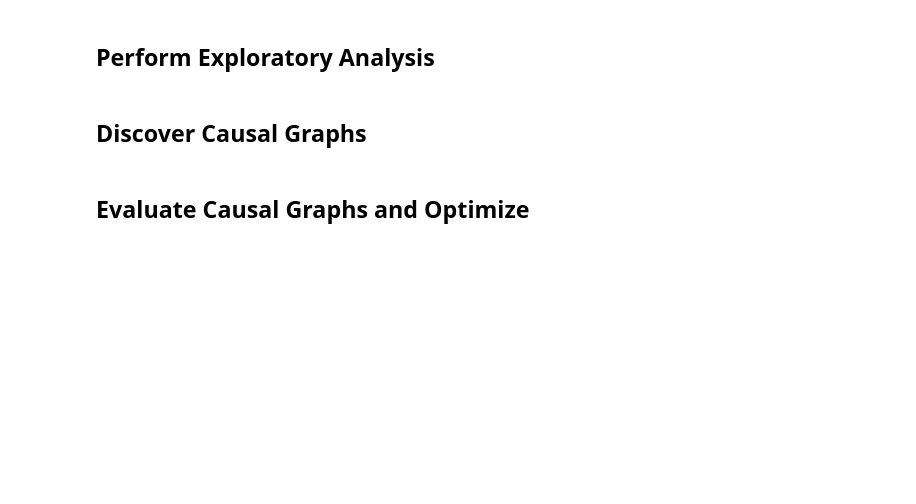
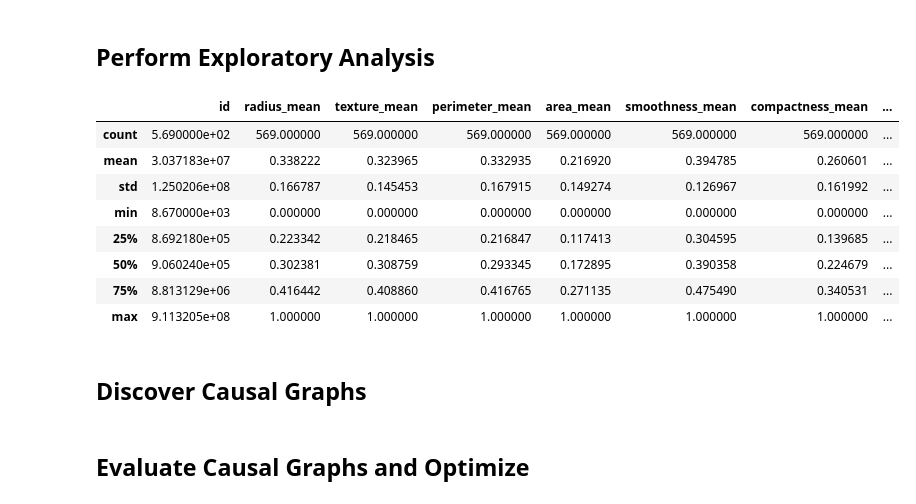
Before and after one commit to benbel376/causal_graph, a Jupyter notebook: notebooks/Causal_Inference.ipynb, the cells around one changed output. Saved outputs shown, nothing was run; the diff lists cells and outputs as text; code cells hidden in the pictures; blank space fills up the shorter version.

```diff
--- a/notebooks/Causal_Inference.ipynb
+++ b/notebooks/Causal_Inference.ipynb
@@ -152,5 +204,18 @@ test
 # %% [markdown]
 ## Perform Exploratory Analysis
+# %%
+# Univariate Analysis
+scaled_df.describe()
+# %% [output]
+|  | id | radius_mean | texture_mean | perimeter_mean | area_mean | smoothness_mean | compactness_mean | ... |
+| count | 5.690000e+02 | 569.000000 | 569.000000 | 569.000000 | 569.000000 | 569.000000 | 569.000000 | ... |
+| mean | 3.037183e+07 | 0.338222 | 0.323965 | 0.332935 | 0.216920 | 0.394785 | 0.260601 | ... |
+| std | 1.250206e+08 | 0.166787 | 0.145453 | 0.167915 | 0.149274 | 0.126967 | 0.161992 | ... |
+| min | 8.670000e+03 | 0.000000 | 0.000000 | 0.000000 | 0.000000 | 0.000000 | 0.000000 | ... |
+| 25% | 8.692180e+05 | 0.223342 | 0.218465 | 0.216847 | 0.117413 | 0.304595 | 0.139685 | ... |
+| 50% | 9.060240e+05 | 0.302381 | 0.308759 | 0.293345 | 0.172895 | 0.390358 | 0.224679 | ... |
+| 75% | 8.813129e+06 | 0.416442 | 0.408860 | 0.416765 | 0.271135 | 0.475490 | 0.340531 | ... |
+| max | 9.113205e+08 | 1.000000 | 1.000000 | 1.000000 | 1.000000 | 1.000000 | 1.000000 | ... |
 # %% [markdown]
 ## Discover Causal Graphs
 # %% [markdown]
```
Also changed, not shown: parts of 4 cells of this notebook.
